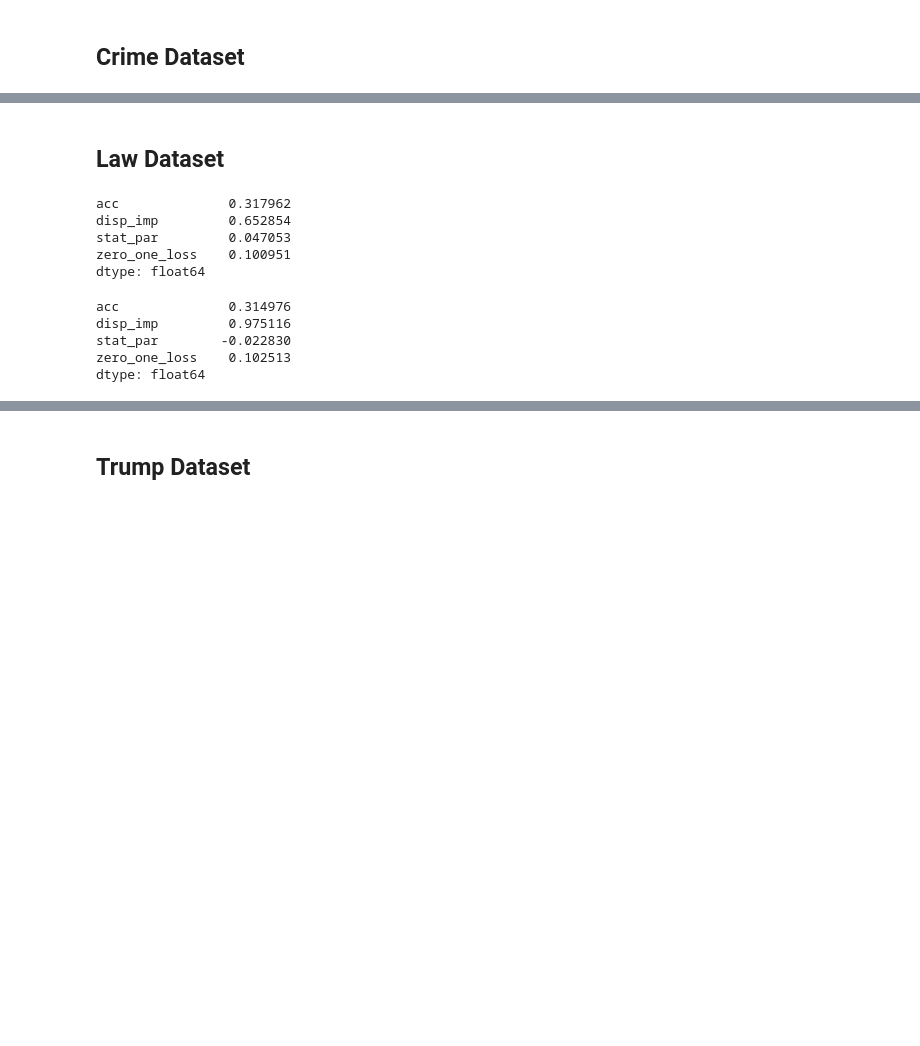
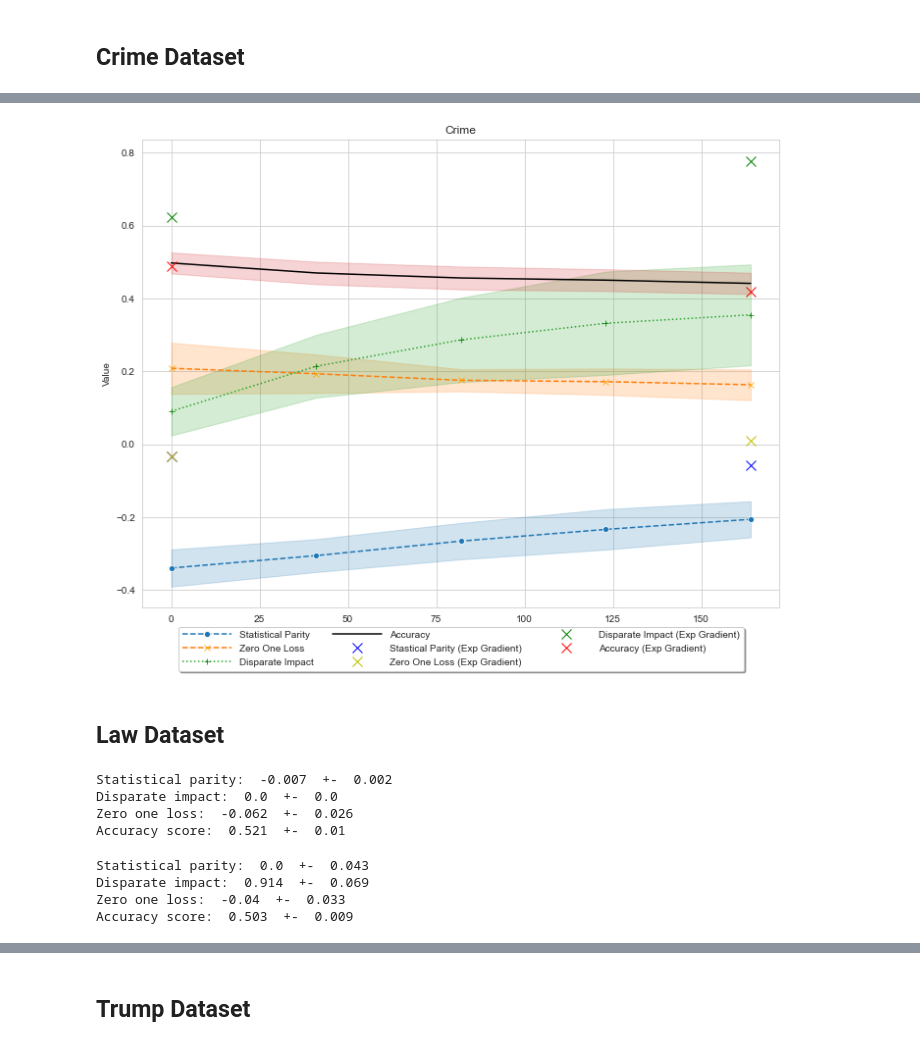
Before and after one commit to giordanoDaloisio/fair-classification, a Jupyter notebook: analysis/results.ipynb, the cells around one changed output, grey strips where cells are left out. Drawn from its saved outputs; the diff is of its cells as text; code cells hidden in the pictures; blank space fills up the shorter version.

```diff
--- a/analysis/results.ipynb
+++ b/analysis/results.ipynb
@@ -49,21 +117,26 @@ dtype: float64
+# %%
+crime_demv = pd.read_csv('ris_demv/crime_eval.csv')
+points_start = preparepoints(crime, 0)
+points_end = preparepoints(crime_fair, 164)
+plot_metrics_curves(crime_demv, points_start=points_start, points_end=points_end, title='Crime')
+plt.show()
+# %% [output]
+[figure, added]
 # %% [markdown]
 ## Law Dataset
 # %%
 law = pd.read_csv('law_data/ris/law_bias.csv')
-law.mean()
+print_metrics(law)
 # %% [output]
-acc              0.317962
-disp_imp         0.652854
-stat_par         0.047053
-zero_one_loss    0.100951
-dtype: float64
+Statistical parity:  -0.007  +-  0.002
+Disparate impact:  0.0  +-  0.0
+Zero one loss:  -0.062  +-  0.026
+Accuracy score:  0.521  +-  0.01
 # %%
-law = pd.read_csv('law_data/ris/law_fair.csv')
+law_fair = pd.read_csv('law_data/ris/law_fair.csv')
+print_metrics(law_fair)
+# %% [output]
+Statistical parity:  0.0  +-  0.043
+Disparate impact:  0.914  +-  0.069
+Zero one loss:  -0.04  +-  0.033
+Accuracy score:  0.503  +-  0.009
-# %%
-law.mean()
-# %% [output]
-acc              0.314976
-disp_imp         0.975116
-stat_par        -0.022830
-zero_one_loss    0.102513
-dtype: float64
```
Also changed, not shown: parts of 28 cells of this notebook, 27 other files.
